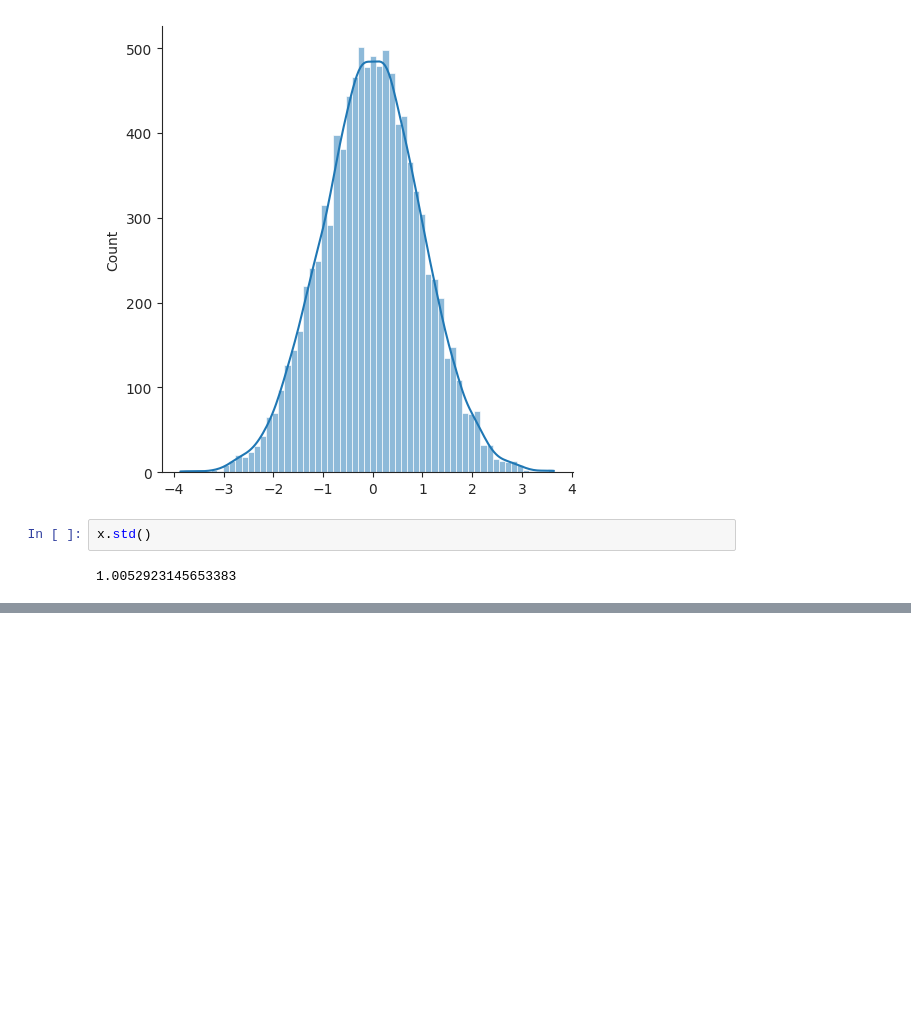
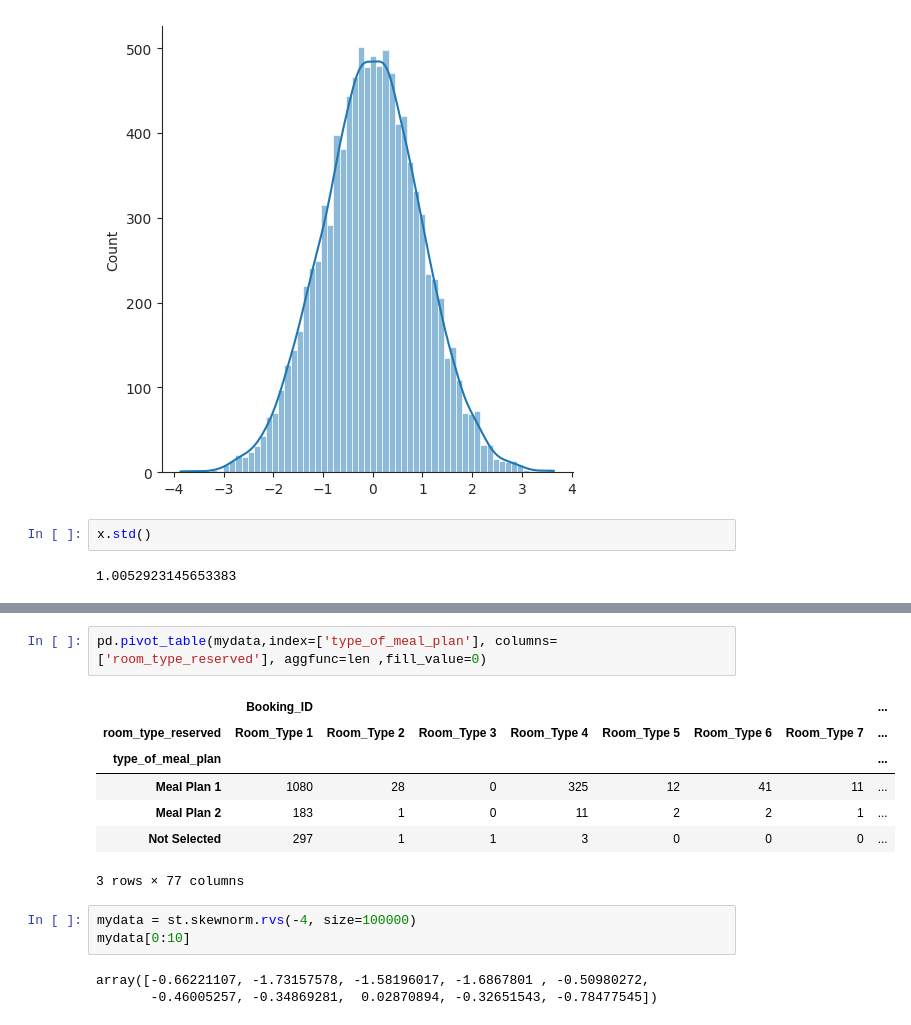
Before and after one commit to am5nj/Hotel-reservations-, a Jupyter notebook: hotel_reservtion.ipynb, the cells around one changed output, grey strips where cells are left out. Drawn from its saved outputs; the diff is of its cells as text; blank space fills up the shorter version.

```diff
--- a/hotel_reservtion.ipynb
+++ b/hotel_reservtion.ipynb
@@ -201,0 +159,16 @@ x.std()
+# %%
+pd.pivot_table(mydata,index=['type_of_meal_plan'], columns=['room_type_reserved'], aggfunc=len ,fill_value=0)
+# %% [output]
+|  | Booking_ID |  |  |  |  |  |  | ... |
+| room_type_reserved | Room_Type 1 | Room_Type 2 | Room_Type 3 | Room_Type 4 | Room_Type 5 | Room_Type 6 | Room_Type 7 | ... |
+| type_of_meal_plan |  |  |  |  |  |  |  | ... |
+| Meal Plan 1 | 1080 | 28 | 0 | 325 | 12 | 41 | 11 | ... |
+| Meal Plan 2 | 183 | 1 | 0 | 11 | 2 | 2 | 1 | ... |
+| Not Selected | 297 | 1 | 1 | 3 | 0 | 0 | 0 | ... |
+3 rows × 77 columns
+# %%
+mydata = st.skewnorm.rvs(-4, size=100000)
+mydata[0:10]
+# %% [output]
+array([-0.66221107, -1.73157578, -1.58196017, -1.6867801 , -0.50980272,
+       -0.46005257, -0.34869281,  0.02870894, -0.32651543, -0.78477545])
```
Also changed, not shown: parts of 16 cells of this notebook.
